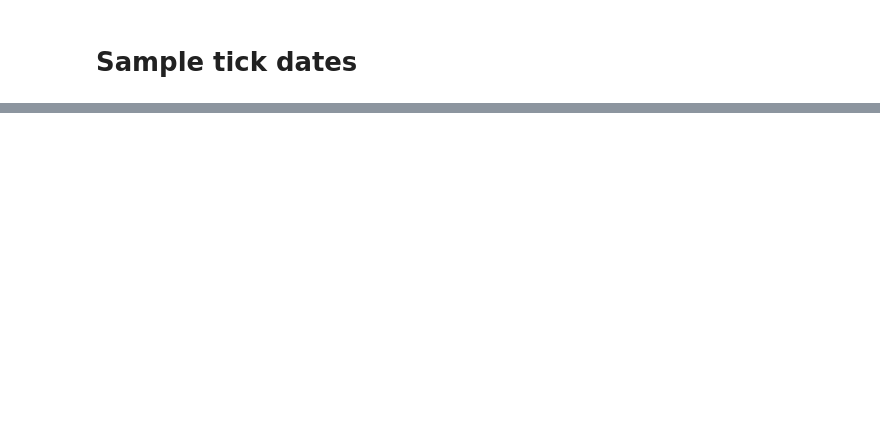
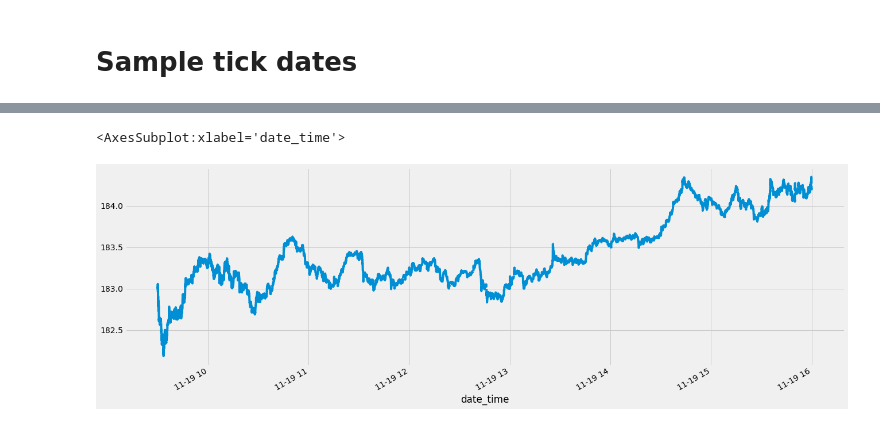
Before and after one commit to bobcolner/pandas-polygon, a Jupyter notebook: nb_bars.ipynb, the cells around one changed output, grey strips where cells are left out. Drawn from its saved outputs; the diff is of its cells as text; code cells hidden in the pictures; blank space fills up the shorter version.

```diff
--- a/nb_bars.ipynb
+++ b/nb_bars.ipynb
@@ -137,0 +149,5 @@ stats_df = bw.bar_dates_stats(stacked_df)
+# %%
+tdf.set_index('date_time').between_time(start_time='9:30', end_time='16:00').jma.plot()
+# %% [output]
+<AxesSubplot:xlabel='date_time'>
+[figure, added]
```
Also changed, not shown: parts of 39 cells of this notebook, 9 other files.
